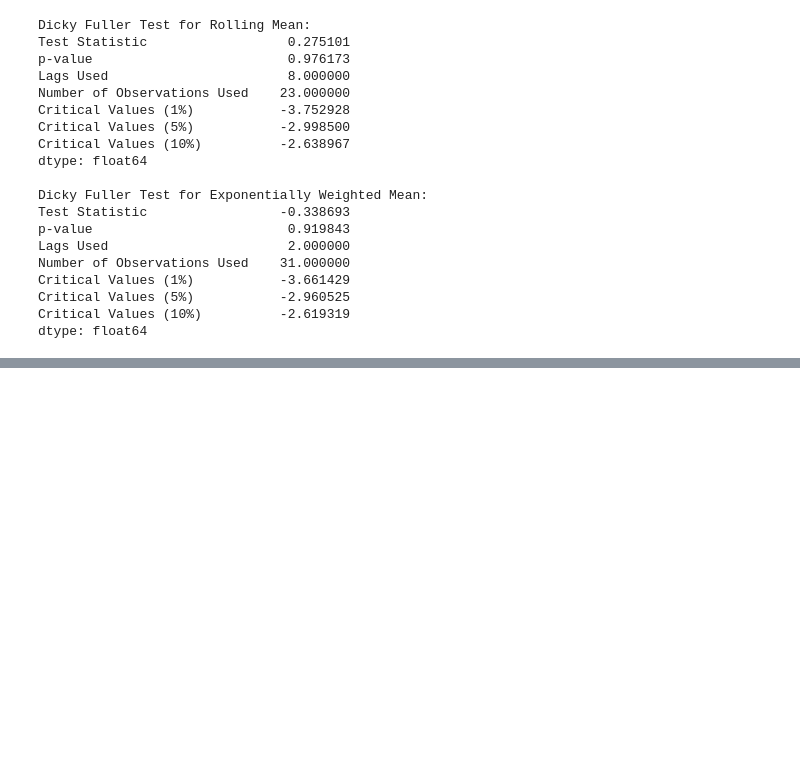
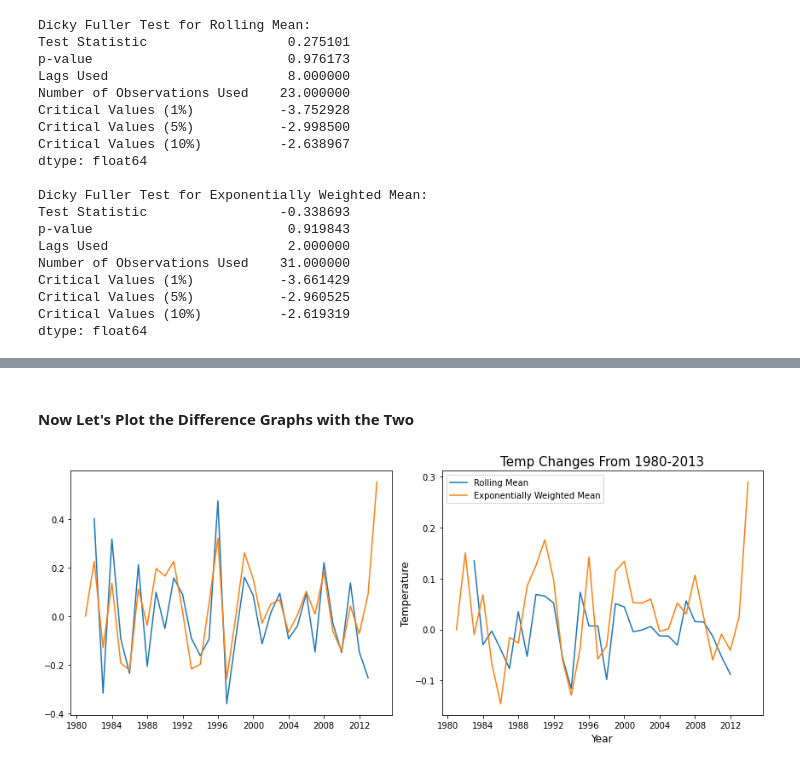
Before and after one commit to OkomoJacob/timeSeriesAnalysis, a Jupyter notebook: ClimateGlobal Warming Prediction/timeSeries.ipynb, the cells around one changed output, grey strips where cells are left out. Saved outputs shown, nothing was run; the diff lists cells and outputs as text; code cells hidden in the pictures; blank space fills up the shorter version.

```diff
--- a/ClimateGlobal Warming Prediction/timeSeries.ipynb
+++ b/ClimateGlobal Warming Prediction/timeSeries.ipynb
@@ -436,0 +409,31 @@ plt.show()
+# %% [markdown]
+#### Now Let's Plot the Difference Graphs with the Two
+# %%
+df_rol_mean_diff = diff_rol_mean.rolling(window = 3, center = True).mean()
+
+# Exponentially Weighted mean of the Difference
+df_expWghtedMean_diff = diff_expWghtedMean.ewm(span = 3).mean()
+
+# create subplots next to each other
+fig, (ax1, ax2) = plt.subplots(1, 2, figsize = (12, 5))
+
+# Difference graph with the Rolling Mean
+ax1.plot(diff_rol_mean, label = 'Original')
+ax2.plot(df_rol_mean_diff, label = 'Rolling Mean')
+ax2.set_title('Temp Changes From 1980-2013', fontsize = 15)
+ax2.set_xlabel("Year", fontsize = 12)
+ax2.set_ylabel("Temperature", fontsize = 12)
+ax2.legend()
+
+# Difference graph with the Exponentially Weighted Mean
+ax1.plot(diff_expWghtedMean, label = 'Original')
+ax2.plot(df_expWghtedMean_diff, label = 'Exponentially Weighted Mean')
+ax2.set_title('Temp Changes From 1980-2013', fontsize = 15)
+ax2.set_xlabel("Year", fontsize = 12)
+ax2.set_ylabel("Temperature", fontsize = 12)
+ax2.legend()
+
+plt.tight_layout()
+plt.show()
+# %% [output]
+[figure, added]
```
Also changed, not shown: parts of 12 cells of this notebook.
